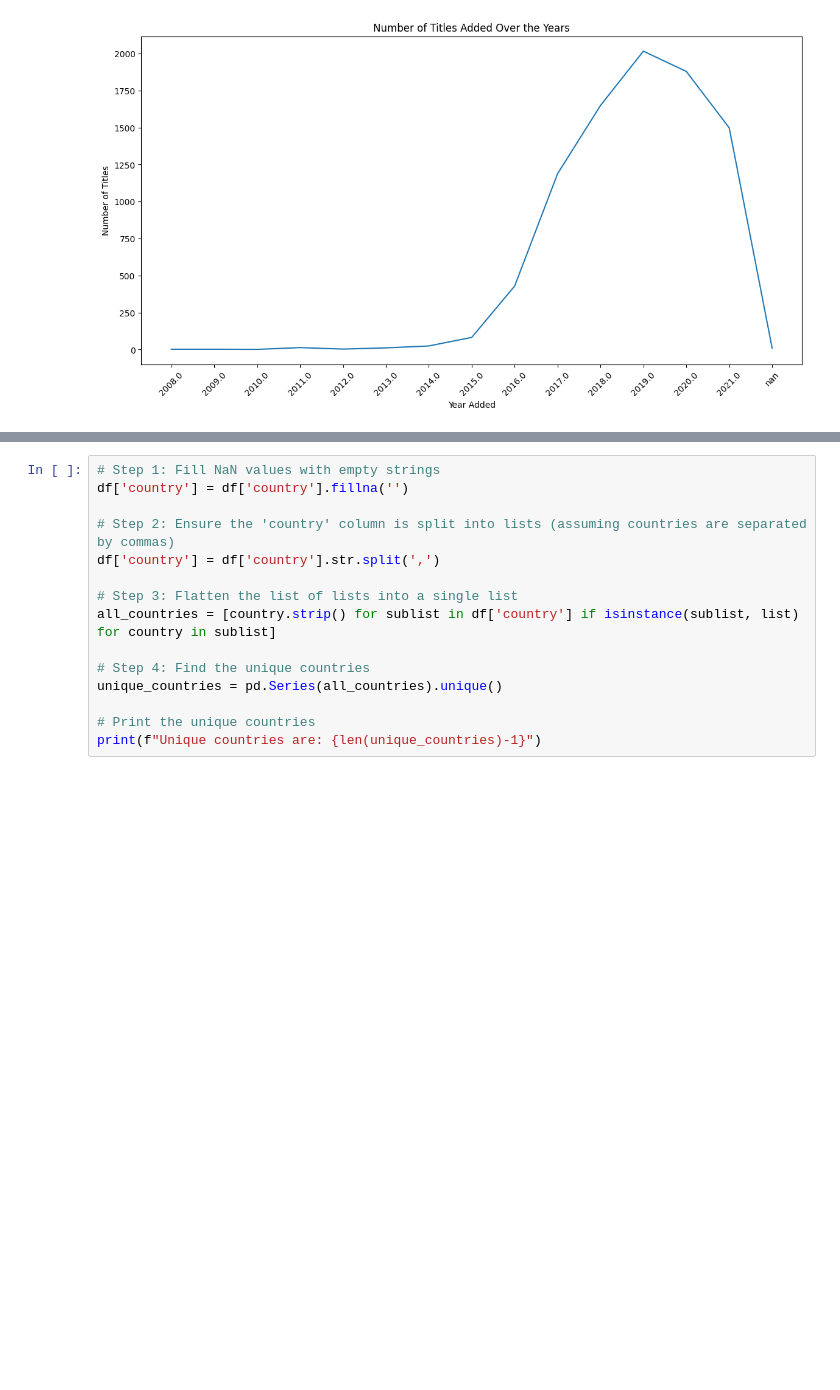
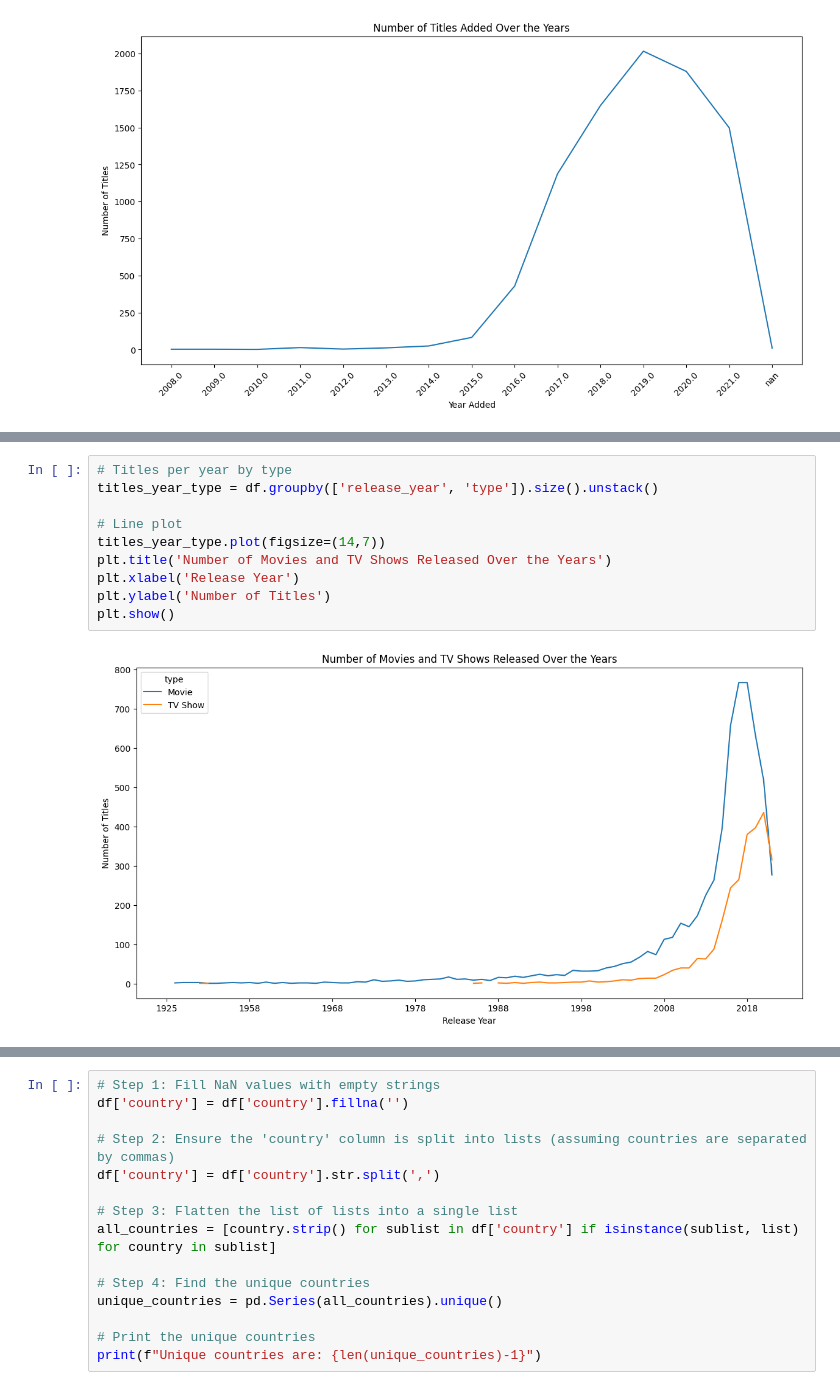
Before and after one commit to GordonOboh-MonU/CS628, a Jupyter notebook: MidTerm.ipynb, the cells around one changed output, grey strips where cells are left out. Drawn from its saved outputs; the diff is of its cells as text; blank space fills up the shorter version.

```diff
--- a/MidTerm.ipynb
+++ b/MidTerm.ipynb
@@ -431,0 +457,12 @@ Column 'cast' contains lists. Applying one-hot encoding.
+# %%
+# Titles per year by type
+titles_year_type = df.groupby(['release_year', 'type']).size().unstack()
+
+# Line plot
+titles_year_type.plot(figsize=(14,7))
+plt.title('Number of Movies and TV Shows Released Over the Years')
+plt.xlabel('Release Year')
+plt.ylabel('Number of Titles')
+plt.show()
+# %% [output]
+[figure, added]
```
Also changed, not shown: parts of 18 cells of this notebook.
